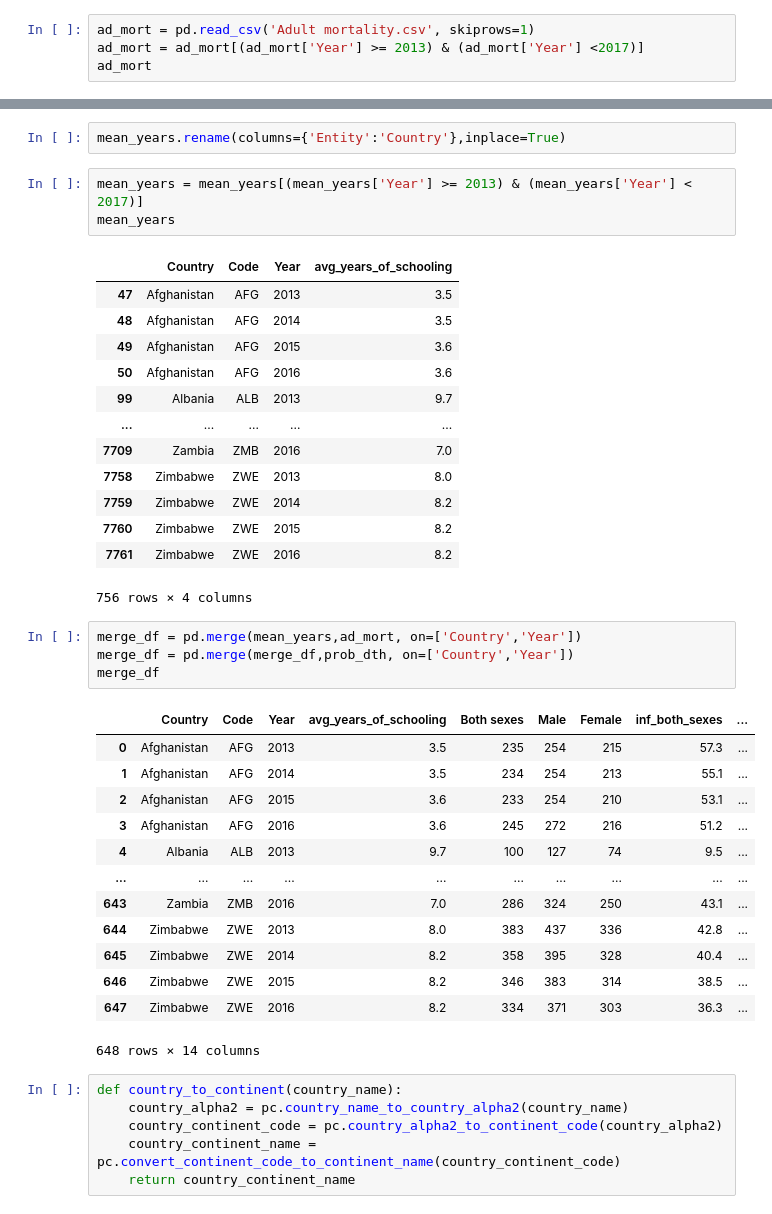
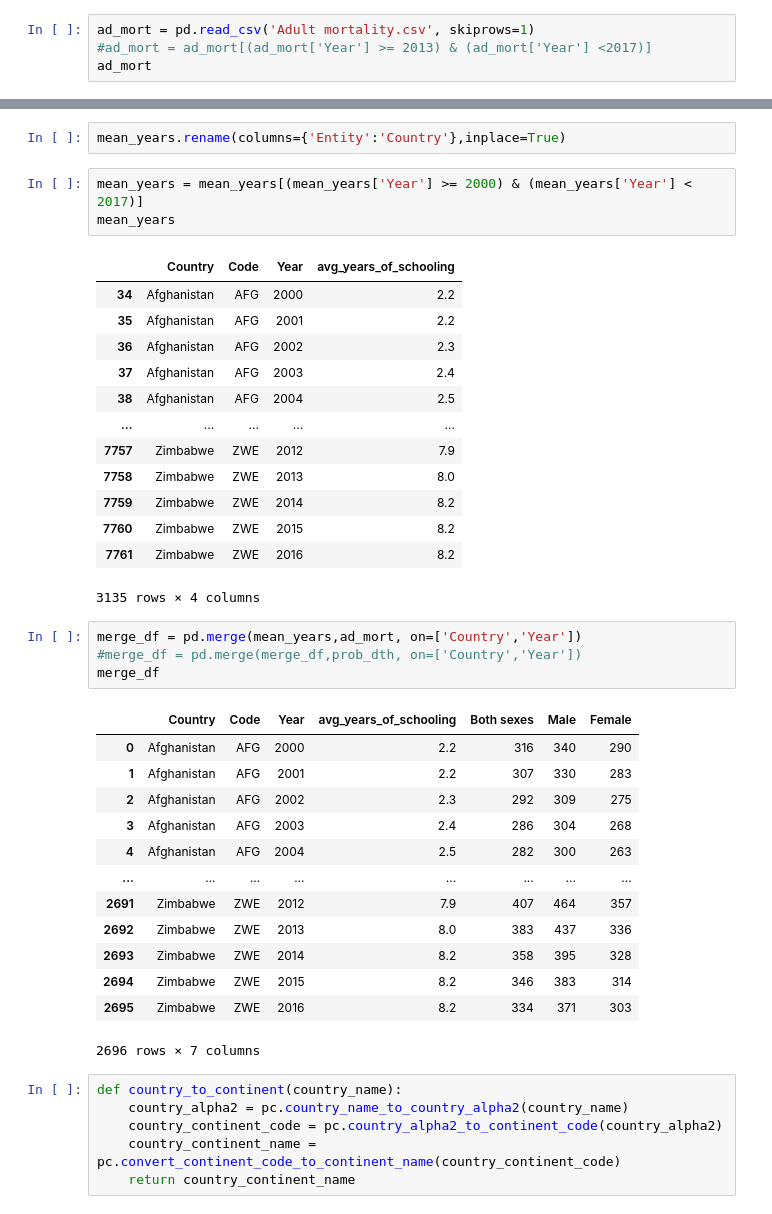
Before and after one commit to oludovisi/DSF_Final, a Jupyter notebook: DSF_Final_Project.ipynb, the cells around one changed output, grey strips where cells are left out. Saved outputs shown, nothing was run; the diff lists cells and outputs as text.

```diff
--- a/DSF_Final_Project.ipynb
+++ b/DSF_Final_Project.ipynb
@@ -27,7 +27,7 @@ mean_years
 7763 rows × 4 columns
 # %%
 ad_mort = pd.read_csv('Adult mortality.csv', skiprows=1)
-ad_mort = ad_mort[(ad_mort['Year'] >= 2013) & (ad_mort['Year'] <2017)]
+#ad_mort = ad_mort[(ad_mort['Year'] >= 2013) & (ad_mort['Year'] <2017)]
 ad_mort
 # %% [output]
 |  | Country | Year | Both sexes | Male | Female |
@@ -105,40 +105,40 @@ num_dth
 # %%
 mean_years.rename(columns={'Entity':'Country'},inplace=True)
 # %%
-mean_years = mean_years[(mean_years['Year'] >= 2013) & (mean_years['Year'] < 2017)]
+mean_years = mean_years[(mean_years['Year'] >= 2000) & (mean_years['Year'] < 2017)]
 mean_years
 # %% [output]
 |  | Country | Code | Year | avg_years_of_schooling |
-| 47 | Afghanistan | AFG | 2013 | 3.5 |
-| 48 | Afghanistan | AFG | 2014 | 3.5 |
-| 49 | Afghanistan | AFG | 2015 | 3.6 |
-| 50 | Afghanistan | AFG | 2016 | 3.6 |
-| 99 | Albania | ALB | 2013 | 9.7 |
+| 34 | Afghanistan | AFG | 2000 | 2.2 |
+| 35 | Afghanistan | AFG | 2001 | 2.2 |
+| 36 | Afghanistan | AFG | 2002 | 2.3 |
+| 37 | Afghanistan | AFG | 2003 | 2.4 |
+| 38 | Afghanistan | AFG | 2004 | 2.5 |
 | ... | ... | ... | ... | ... |
-| 7709 | Zambia | ZMB | 2016 | 7.0 |
+| 7757 | Zimbabwe | ZWE | 2012 | 7.9 |
 | 7758 | Zimbabwe | ZWE | 2013 | 8.0 |
 | 7759 | Zimbabwe | ZWE | 2014 | 8.2 |
 | 7760 | Zimbabwe | ZWE | 2015 | 8.2 |
 | 7761 | Zimbabwe | ZWE | 2016 | 8.2 |
-756 rows × 4 columns
+3135 rows × 4 columns
 # %%
 merge_df = pd.merge(mean_years,ad_mort, on=['Country','Year'])
-merge_df = pd.merge(merge_df,prob_dth, on=['Country','Year'])
+#merge_df = pd.merge(merge_df,prob_dth, on=['Country','Year'])
 merge_df
 # %% [output]
-|  | Country | Code | Year | avg_years_of_schooling | Both sexes | Male | Female | inf_both_sexes | ... |
-| 0 | Afghanistan | AFG | 2013 | 3.5 | 235 | 254 | 215 | 57.3 | ... |
-| 1 | Afghanistan | AFG | 2014 | 3.5 | 234 | 254 | 213 | 55.1 | ... |
-| 2 | Afghanistan | AFG | 2015 | 3.6 | 233 | 254 | 210 | 53.1 | ... |
-| 3 | Afghanistan | AFG | 2016 | 3.6 | 245 | 272 | 216 | 51.2 | ... |
-| 4 | Albania | ALB | 2013 | 9.7 | 100 | 127 | 74 | 9.5 | ... |
-| ... | ... | ... | ... | ... | ... | ... | ... | ... | ... |
-| 643 | Zambia | ZMB | 2016 | 7.0 | 286 | 324 | 250 | 43.1 | ... |
-| 644 | Zimbabwe | ZWE | 2013 | 8.0 | 383 | 437 | 336 | 42.8 | ... |
-| 645 | Zimbabwe | ZWE | 2014 | 8.2 | 358 | 395 | 328 | 40.4 | ... |
-| 646 | Zimbabwe | ZWE | 2015 | 8.2 | 346 | 383 | 314 | 38.5 | ... |
-| 647 | Zimbabwe | ZWE | 2016 | 8.2 | 334 | 371 | 303 | 36.3 | ... |
+|  | Country | Code | Year | avg_years_of_schooling | Both sexes | Male | Female |
+| 0 | Afghanistan | AFG | 2000 | 2.2 | 316 | 340 | 290 |
+| 1 | Afghanistan | AFG | 2001 | 2.2 | 307 | 330 | 283 |
+| 2 | Afghanistan | AFG | 2002 | 2.3 | 292 | 309 | 275 |
+| 3 | Afghanistan | AFG | 2003 | 2.4 | 286 | 304 | 268 |
+| 4 | Afghanistan | AFG | 2004 | 2.5 | 282 | 300 | 263 |
+| ... | ... | ... | ... | ... | ... | ... | ... |
+| 2691 | Zimbabwe | ZWE | 2012 | 7.9 | 407 | 464 | 357 |
+| 2692 | Zimbabwe | ZWE | 2013 | 8.0 | 383 | 437 | 336 |
+| 2693 | Zimbabwe | ZWE | 2014 | 8.2 | 358 | 395 | 328 |
+| 2694 | Zimbabwe | ZWE | 2015 | 8.2 | 346 | 383 | 314 |
+| 2695 | Zimbabwe | ZWE | 2016 | 8.2 | 334 | 371 | 303 |
-648 rows × 14 columns
+2696 rows × 7 columns
 # %%
 def country_to_continent(country_name):
     country_alpha2 = pc.country_name_to_country_alpha2(country_name)
```
Also changed, not shown: parts of 11 cells of this notebook, 3 other files.
